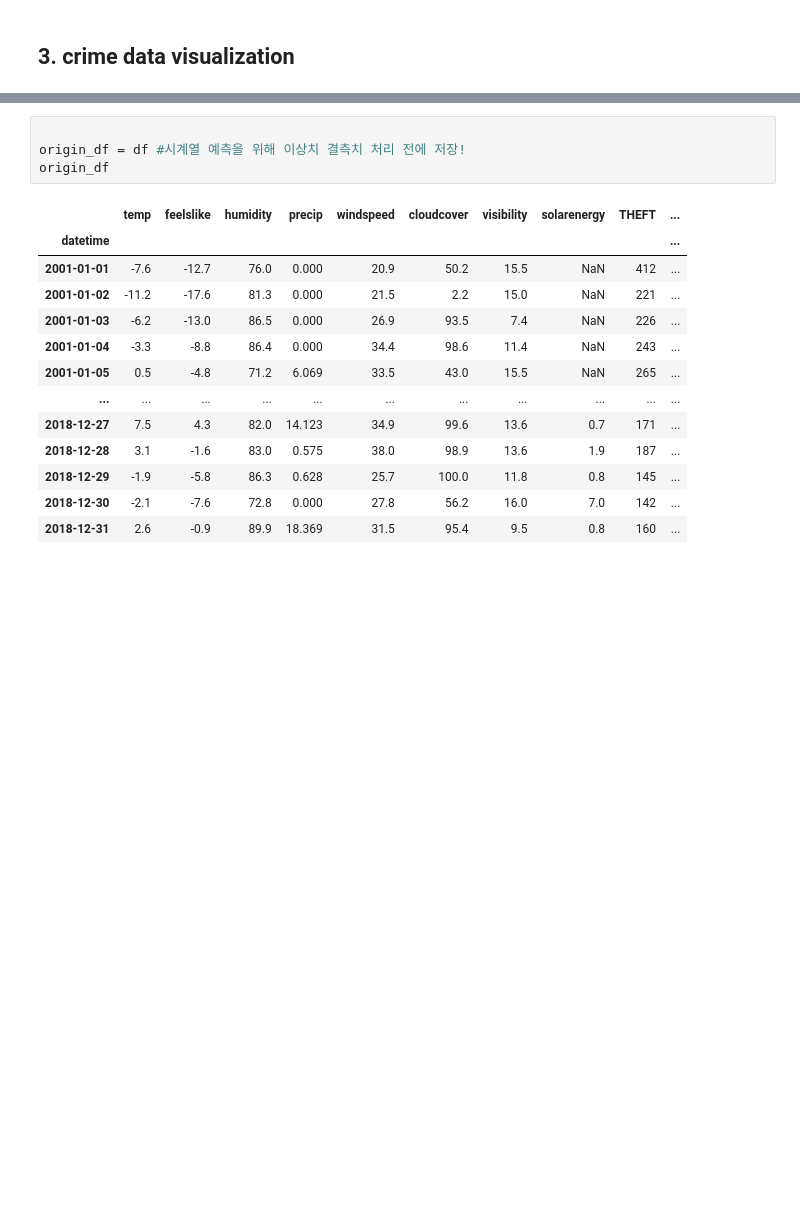
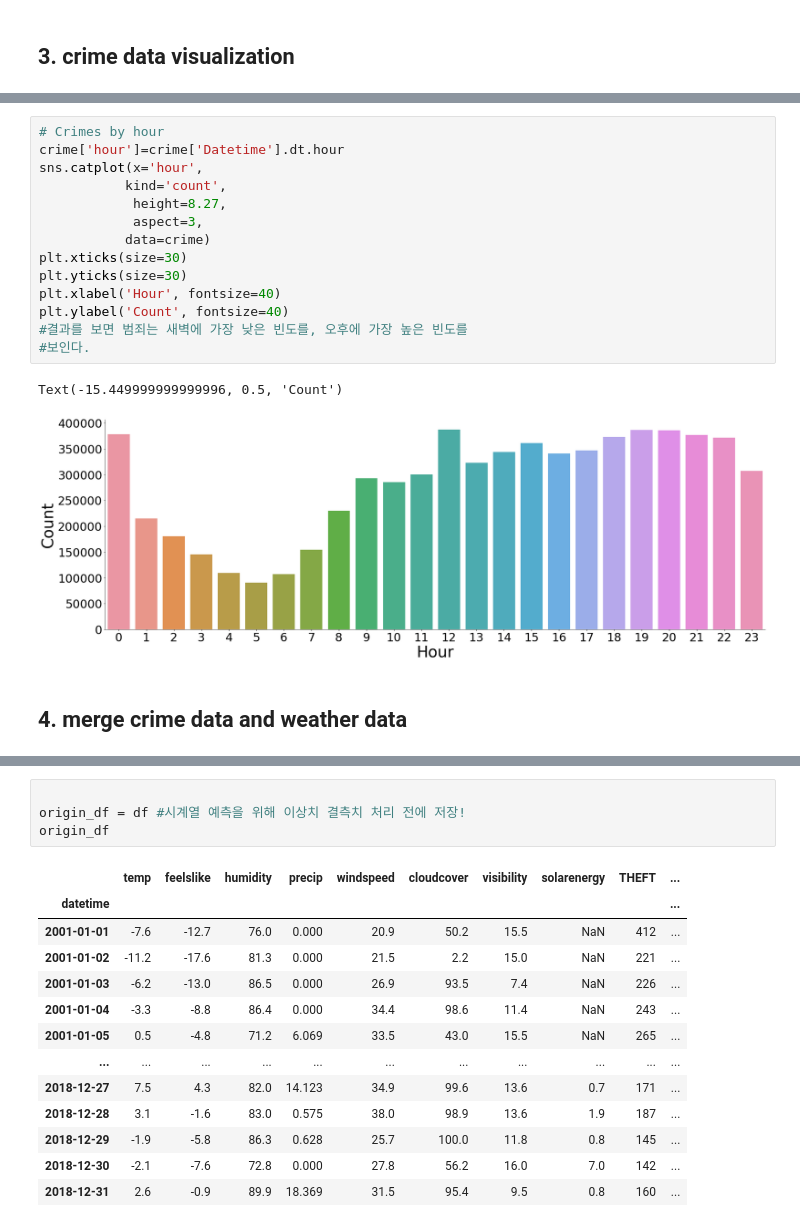
Before and after one commit to gaguriee/Weather_Crime, a Jupyter notebook: weather_crime.ipynb, the cells around one changed output, grey strips where cells are left out. Drawn from its saved outputs; the diff is of its cells as text; blank space fills up the shorter version.

```diff
--- a/weather_crime.ipynb
+++ b/weather_crime.ipynb
@@ -136,0 +159,19 @@ Text(-15.449999999999996, 0.5, 'Count')
+# %%
+# Crimes by hour
+crime['hour']=crime['Datetime'].dt.hour
+sns.catplot(x='hour',
+           kind='count',
+            height=8.27,
+            aspect=3,
+           data=crime)
+plt.xticks(size=30)
+plt.yticks(size=30)
+plt.xlabel('Hour', fontsize=40)
+plt.ylabel('Count', fontsize=40)
+#결과를 보면 범죄는 새벽에 가장 낮은 빈도를, 오후에 가장 높은 빈도를
+#보인다.
+# %% [output]
+Text(-15.449999999999996, 0.5, 'Count')
+[figure, added]
+# %% [markdown]
+## 4. merge crime data and weather data
```
Also changed, not shown: parts of 75 cells of this notebook.
